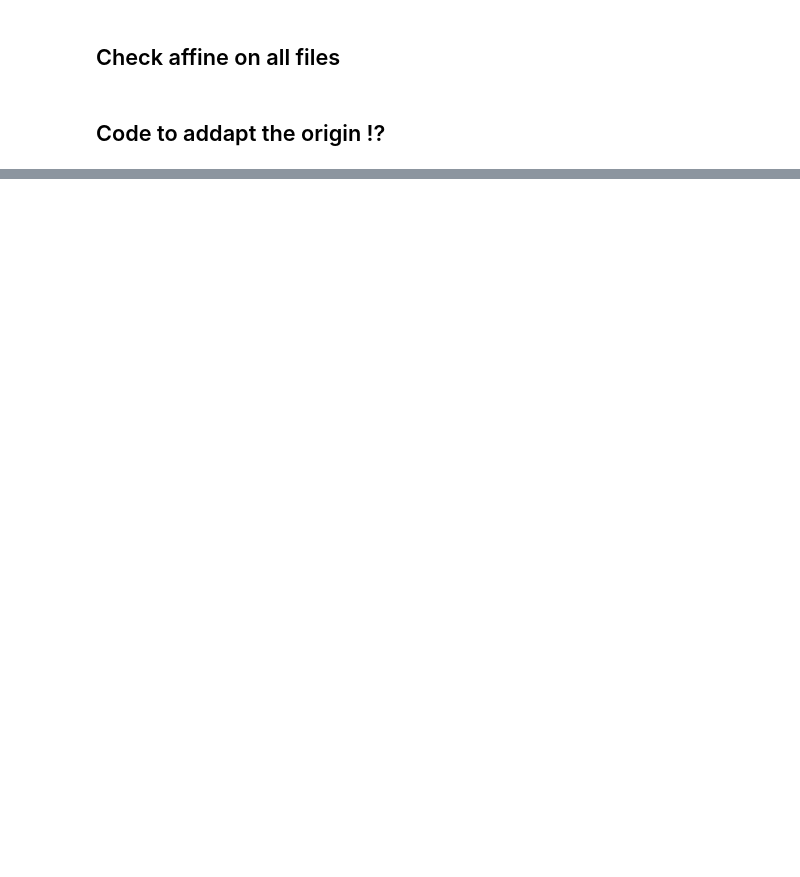
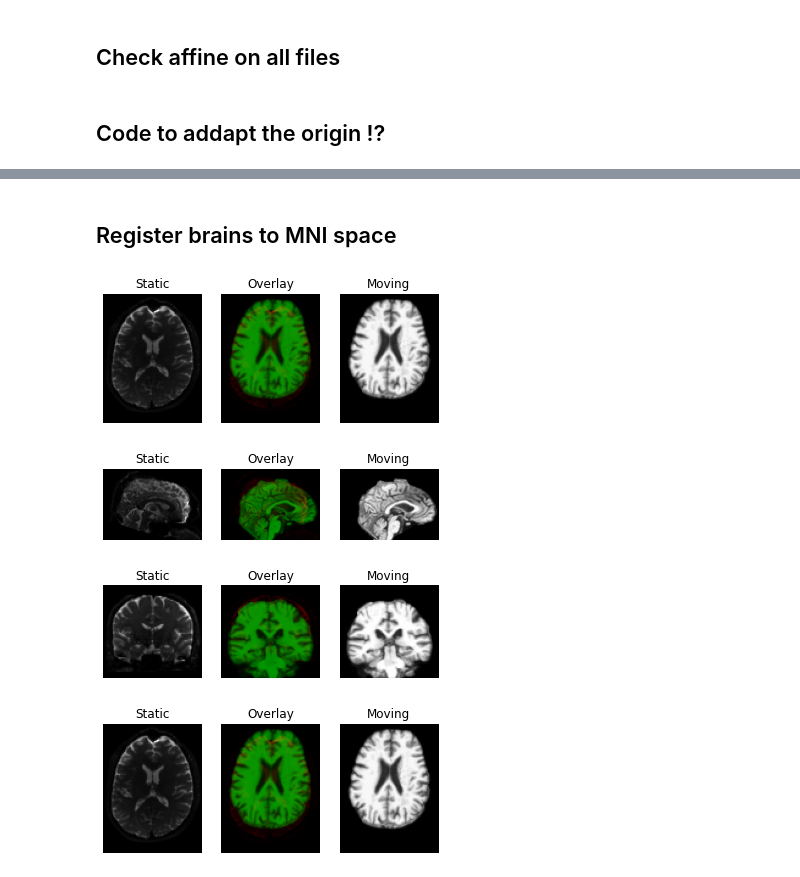
Before and after one commit to zax0s/brainDataRegistration, a Jupyter notebook: Check_Affine.ipynb, the cells around one changed output, grey strips where cells are left out. Saved outputs shown, nothing was run; the diff lists cells and outputs as text; code cells hidden in the pictures; blank space fills up the shorter version.

Commit message:
Trial run on registering a brain

```diff
--- a/Check_Affine.ipynb
+++ b/Check_Affine.ipynb
@@ -55,0 +78,2 @@ for brain in tqdm(brains):
+# %% [markdown]
+## Register brains to MNI space
@@ -55,0 +94,27 @@ for brain in tqdm(brains):
+# %%
+files, folder = fetch_stanford_hardi()
+static_data, static_affine = load_nifti(pjoin(folder, 'HARDI150.nii.gz'))
+static = np.squeeze(static_data)[..., 0]
+static_grid2world = static_affine
+# %%
+files, folder = fetch_syn_data()
+moving_data, moving_affine = load_nifti(pjoin(brains[199]))
+moving = moving_data
+moving_grid2world = moving_affine
+# %%
+identity = np.eye(4)
+affine_map = AffineMap(identity,
+                       static.shape, static_grid2world,
+                       moving.shape, moving_grid2world)
+resampled = affine_map.transform(moving)
+regtools.overlay_slices(static, resampled, None, 0,
+                        "Static", "Moving", "resampled_0.png")
+regtools.overlay_slices(static, resampled, None, 1,
+                        "Static", "Moving", "resampled_1.png")
+regtools.overlay_slices(static, resampled, None, 2,
+                        "Static", "Moving", "resampled_2.png")
+# %% [output]
+[figure, added]
+[figure, added]
+[figure, added]
+[figure, added]
```
Also changed, not shown: parts of 13 cells of this notebook.
